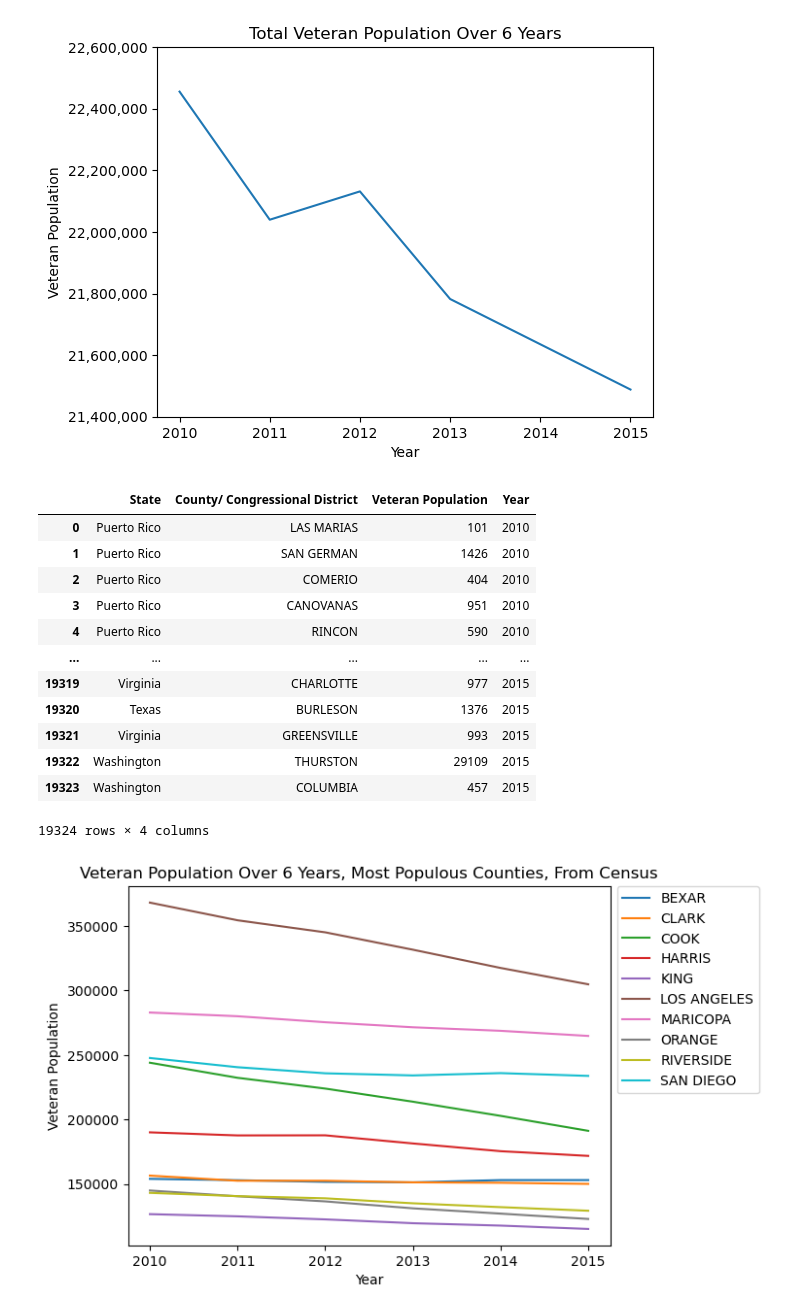
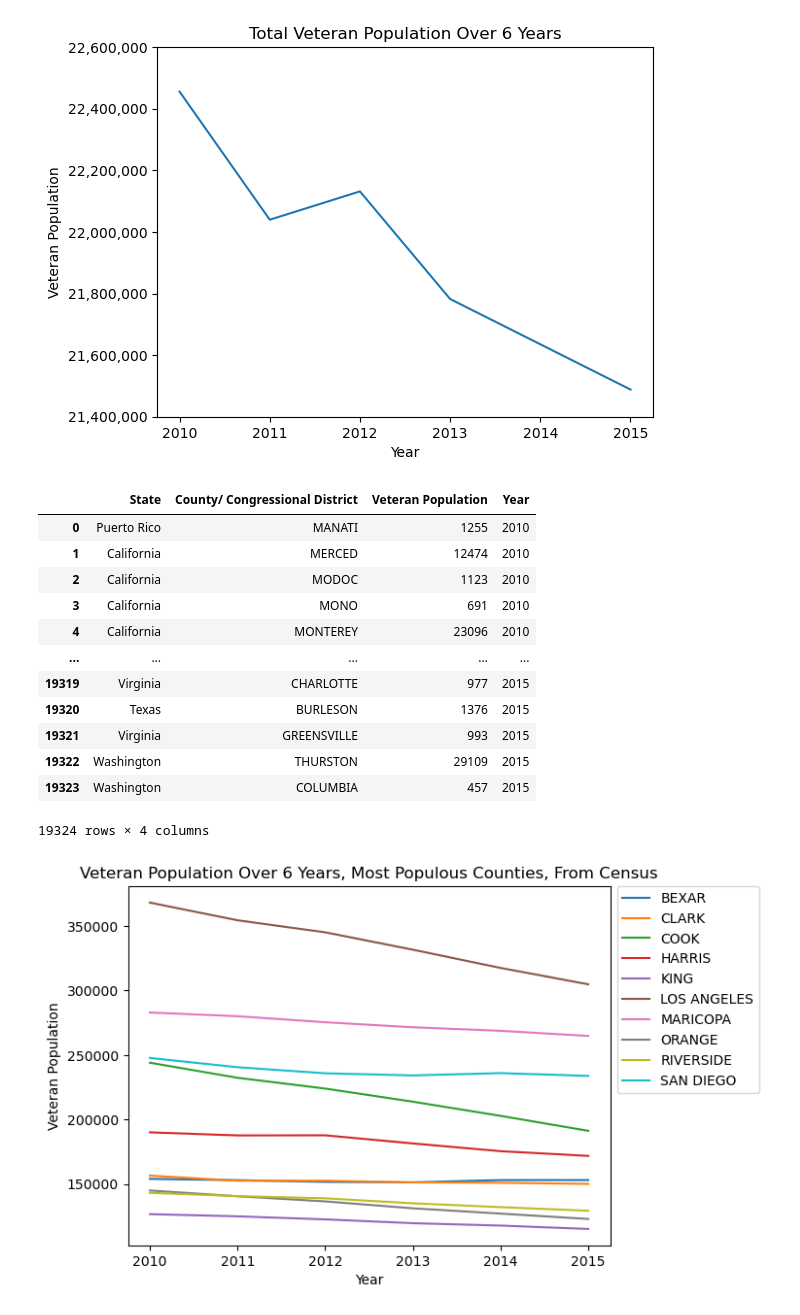
Before and after one commit to nicduffee/project1, a Jupyter notebook: Analysis/population_analysis_ginger.ipynb, the cells around one changed output. Cells and saved outputs as stored; diff of their text form; code cells hidden in the pictures.

```diff
--- a/Analysis/population_analysis_ginger.ipynb
+++ b/Analysis/population_analysis_ginger.ipynb
@@ -97,66 +92,24 @@ plt.savefig("../Output/meas_pop_all.png", bbox_inches="tight")
 plt.show()
 # %% [output]
 [figure]
-# %%
-# Find the veteran population from the Census API
-year_dfs = []
-
-for year in range(2010, 2016):
-    year_data = Census(census_key, year=year).acs5.get(
-        ( "NAME", "B21001_002E" ),
-        { 'for': 'county:*', 'in': 'state:*' }
-    )
-
-    year_df = pd.DataFrame(year_data).rename(
-        columns = {
-            'county': 'County/ Congressional District',
-            'state': 'State',
-            'B21001_002E': 'Veteran Population'
-        }
-    )[[
-        "State",
-        "County/ Congressional District",
-        "Veteran Population"
-    ]]
-
-    year_df["Year"] = year
-    year_df["County/ Congressional District"] = (year_df["State"] + year_df["County/ Congressional District"]).astype("int")
-    year_df["State"] = year_df["State"].astype("int")
-    year_df["Veteran Population"] = year_df["Veteran Population"].astype("int")
-
-    year_dfs.append(year_df)
-
-census_df = pd.DataFrame(columns=year_dfs[0].columns)
-
-for year_df in year_dfs:
-    census_df = census_df.merge(year_df, how='outer')
-
-fips_dict = {}
-with Path("../Resources/county_fips_master.csv").open(encoding='cp1252') as f:
-    header_fields = f.readline().split(",")
-    reader = csv.DictReader(f, fieldnames=header_fields)
-    for row in reader:
-        county_fips = int(row["fips"])
-        fips_dict[county_fips] = row["county_name"].replace(" City and Borough", "").replace(" Census Area", "").replace(" Borough", "").replace(" County", "").replace(" Municipality", "").replace(bytes.fromhex("D0").decode("cp1252"),"n").replace("á","a").replace("í","i").replace("ó","o").replace("ü","u").replace("ñ","n").replace("St.","Saint").upper()
-        state_fips = math.floor(county_fips / 1000)
-        fips_dict[state_fips] = row["state_name"].title()
-
-census_df = census_df.replace({ "State": fips_dict, "County/ Congressional District": fips_dict })
-census_df
-# %% [output]
-|  | State | County/ Congressional District | Veteran Population | Year |
-| 0 | Puerto Rico | LAS MARIAS | 101 | 2010 |
-| 1 | Puerto Rico | SAN GERMAN | 1426 | 2010 |
-| 2 | Puerto Rico | COMERIO | 404 | 2010 |
-| 3 | Puerto Rico | CANOVANAS | 951 | 2010 |
-| 4 | Puerto Rico | RINCON | 590 | 2010 |
-| ... | ... | ... | ... | ... |
-| 19319 | Virginia | CHARLOTTE | 977 | 2015 |
-| 19320 | Texas | BURLESON | 1376 | 2015 |
-| 19321 | Virginia | GREENSVILLE | 993 | 2015 |
-| 19322 | Washington | THURSTON | 29109 | 2015 |
-| 19323 | Washington | COLUMBIA | 457 | 2015 |
-19324 rows × 4 columns
+# %%
+# retrieve census data
+census_df = pd.read_csv("../Resources/Population/census_data.csv")
+census_df
+# %% [output]
+|  | State | County/ Congressional District | Veteran Population | Year |
+| 0 | Puerto Rico | MANATI | 1255 | 2010 |
+| 1 | California | MERCED | 12474 | 2010 |
+| 2 | California | MODOC | 1123 | 2010 |
+| 3 | California | MONO | 691 | 2010 |
+| 4 | California | MONTEREY | 23096 | 2010 |
+| ... | ... | ... | ... | ... |
+| 19319 | Virginia | CHARLOTTE | 977 | 2015 |
+| 19320 | Texas | BURLESON | 1376 | 2015 |
+| 19321 | Virginia | GREENSVILLE | 993 | 2015 |
+| 19322 | Washington | THURSTON | 29109 | 2015 |
+| 19323 | Washington | COLUMBIA | 457 | 2015 |
+19324 rows × 4 columns
 # %%
 # Find and graph the most populous locations, Census Edition:tm:
 high_pops = census_df.groupby(["State", "County/ Congressional District"])["Veteran Population"].sum().sort_values(ascending=False).head(10)
```
Also changed, not shown: parts of 2 cells of this notebook, 3 other files.
